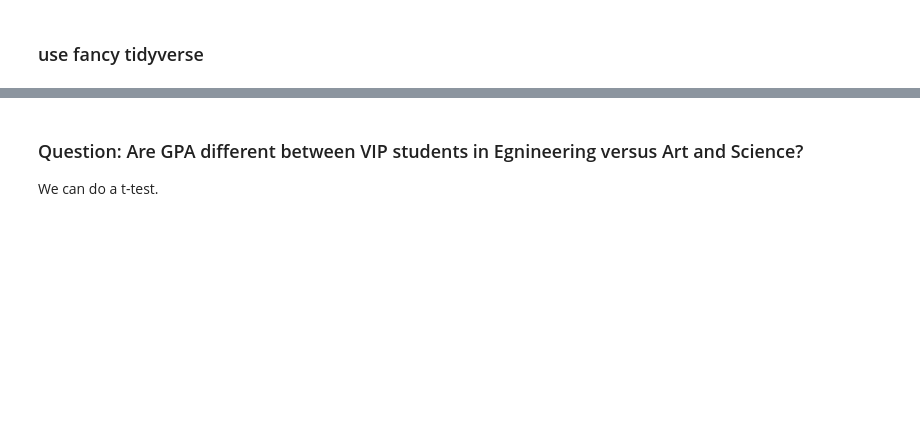
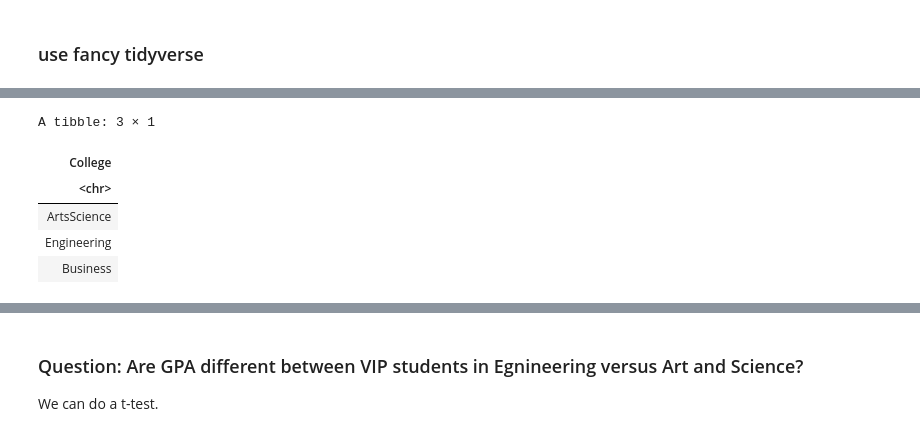
Before and after one commit to hongqin/Use-R-in-CoLab, a Jupyter notebook: R_coding_bootcamp_2020Dec19_23.ipynb, the cells around one changed output, grey strips where cells are left out. Cells and saved outputs as stored; diff of their text form; code cells hidden in the pictures; blank space fills up the shorter version.

```diff
--- a/R_coding_bootcamp_2020Dec19_23.ipynb
+++ b/R_coding_bootcamp_2020Dec19_23.ipynb
@@ -163,3 +345,10 @@ tb %>% dplyr::select( name, GPA )  %>% filter (GPA >= 3.0)
 # %%
-tb %>% select( College) %>% distinct
+tb %>% dplyr::select( College ) %>% distinct
+# %% [output]
+A tibble: 3 × 1
+| College |
+| <chr> |
+| ArtsScience |
+| Engineering |
+| Business |
 # %%
```
Also changed, not shown: parts of 171 cells of this notebook.
